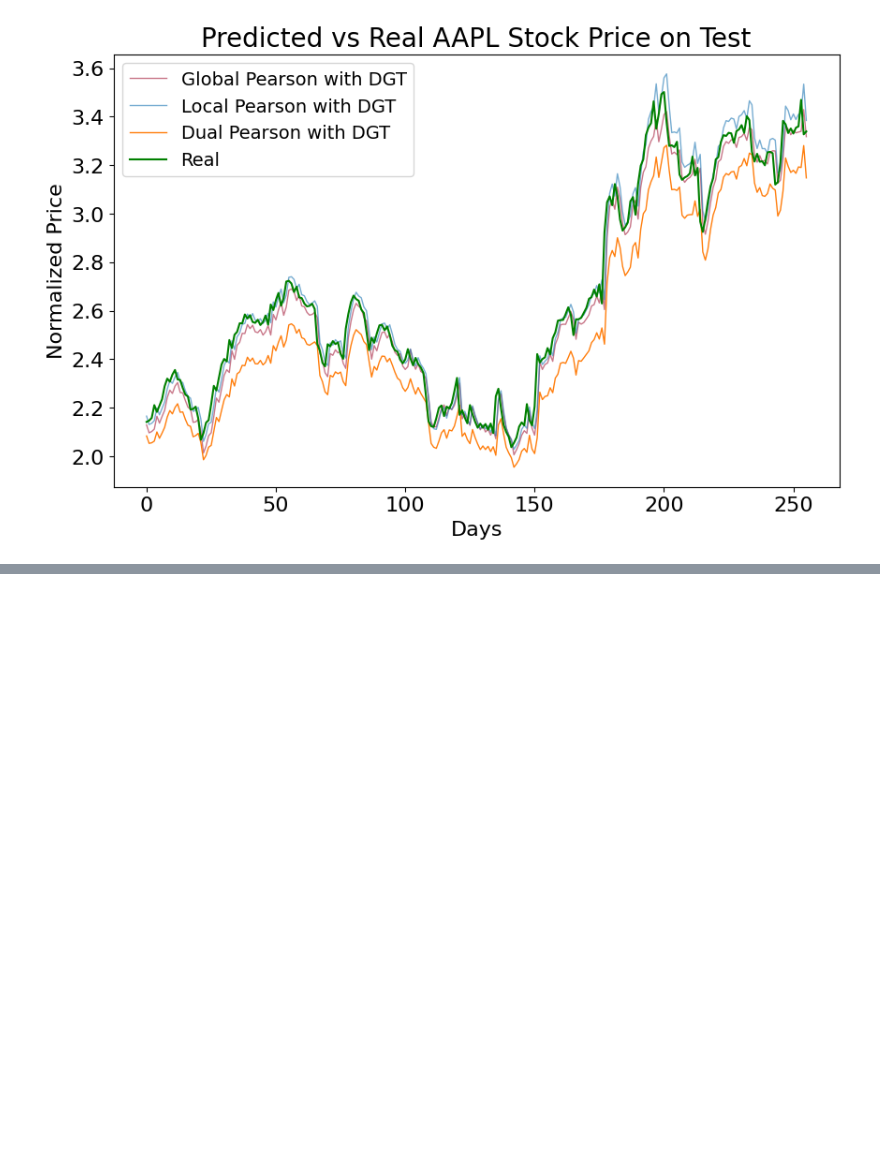
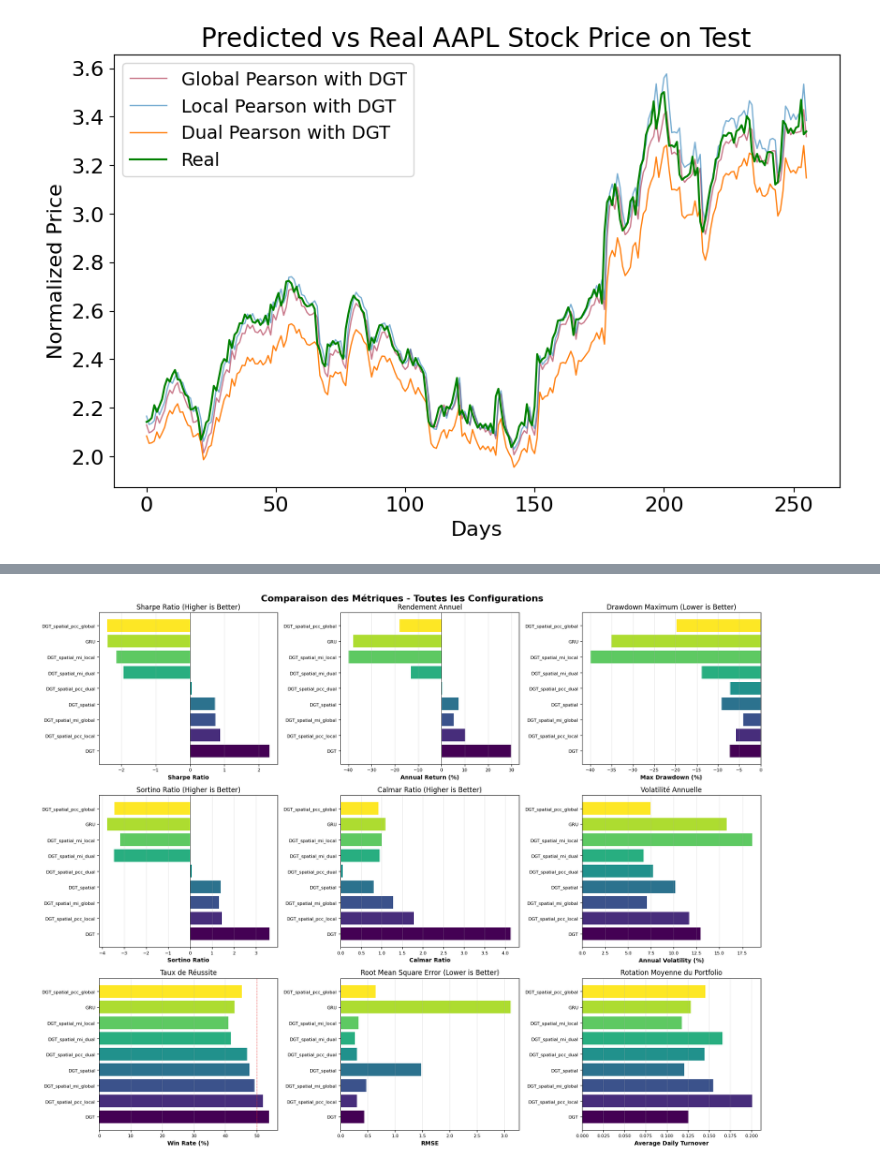
Before and after one commit to tanguydcq/Stock-DiffTransformer, a Jupyter notebook: Stock_Market_Forecasting_with_Differential_Graph_Transformer.ipynb, the cells around one changed output, grey strips where cells are left out. Saved outputs shown, nothing was run; the diff lists cells and outputs as text; code cells hidden in the pictures; blank space fills up the shorter version.

```diff
--- a/Stock_Market_Forecasting_with_Differential_Graph_Transformer.ipynb
+++ b/Stock_Market_Forecasting_with_Differential_Graph_Transformer.ipynb
@@ -1452,0 +1566,97 @@ Comment lire
+# %%
+# Graphiques en barres pour les métriques clés
+fig, axes = plt.subplots(3, 3, figsize=(18, 14))
+fig.suptitle('Comparaison des Métriques - Toutes les Configurations', fontsize=16, fontweight='bold')
+
+models = df_comparison['Model'].tolist()
+colors = plt.cm.viridis(np.linspace(0, 1, len(models)))
+
+# 1. Sharpe Ratio
+ax = axes[0, 0]
+sharpe_values = [benchmark_results[m]['metrics']['sharpe'] for m in models]
+bars = ax.barh(models, sharpe_values, color=colors)
+ax.set_xlabel('Sharpe Ratio', fontweight='bold')
+ax.set_title('Sharpe Ratio (Higher is Better)')
+ax.axvline(x=0, color='black', linestyle='-', linewidth=0.5)
+ax.grid(True, alpha=0.3, axis='x')
+
+# 2. Annual Return
+ax = axes[0, 1]
+returns = [benchmark_results[m]['metrics']['ann_return'] * 100 for m in models]
+ax.barh(models, returns, color=colors)
+ax.set_xlabel('Annual Return (%)', fontweight='bold')
+ax.set_title('Rendement Annuel')
+ax.axvline(x=0, color='black', linestyle='-', linewidth=0.5)
+ax.grid(True, alpha=0.3, axis='x')
+
+# 3. Max Drawdown
+ax = axes[0, 2]
+dd_values = [benchmark_results[m]['metrics']['max_dd'] * 100 for m in models]
+ax.barh(models, dd_values, color=colors)
+ax.set_xlabel('Max Drawdown (%)', fontweight='bold')
+ax.set_title('Drawdown Maximum (Lower is Better)')
+ax.axvline(x=0, color='black', linestyle='-', linewidth=0.5)
+ax.grid(True, alpha=0.3, axis='x')
+
+# 4. Sortino Ratio
+ax = axes[1, 0]
+sortino_values = [benchmark_results[m]['metrics']['sortino'] for m in models]
+ax.barh(models, sortino_values, color=colors)
+ax.set_xlabel('Sortino Ratio', fontweight='bold')
+ax.set_title('Sortino Ratio (Higher is Better)')
+ax.axvline(x=0, color='black', linestyle='-', linewidth=0.5)
+ax.grid(True, alpha=0.3, axis='x')
+
+# 5. Calmar Ratio
+ax = axes[1, 1]
+calmar_values = [benchmark_results[m]['metrics']['calmar'] for m in models]
+ax.barh(models, calmar_values, color=colors)
+ax.set_xlabel('Calmar Ratio', fontweight='bold')
+ax.set_title('Calmar Ratio (Higher is Better)')
+ax.axvline(x=0, color='black', linestyle='-', linewidth=0.5)
+ax.grid(True, alpha=0.3, axis='x')
+
+# 6. Annual Volatility
+ax = axes[1, 2]
+vol_values = [benchmark_results[m]['metrics']['ann_vol'] * 100 for m in models]
+ax.barh(models, vol_values, color=colors)
+ax.set_xlabel('Annual Volatility (%)', fontweight='bold')
+ax.set_title('Volatilité Annuelle')
+ax.grid(True, alpha=0.3, axis='x')
+
+# 7. Win Rate
+ax = axes[2, 0]
+win_rate_values = [benchmark_results[m]['metrics']['win_rate'] * 100 for m in models]
+ax.barh(models, win_rate_values, color=colors)
+ax.set_xlabel('Win Rate (%)', fontweight='bold')
+ax.set_title('Taux de Réussite')
+ax.axvline(x=50, color='red', linestyle='--', linewidth=1, alpha=0.5)
+ax.grid(True, alpha=0.3, axis='x')
+
+# 8. RMSE (Prediction Error)
+ax = axes[2, 1]
+rmse_values = [benchmark_results[m]['rmse'] for m in models]
+ax.barh(models, rmse_values, color=colors)
+ax.set_xlabel('RMSE', fontweight='bold')
+ax.set_title('Root Mean Square Error (Lower is Better)')
+ax.grid(True, alpha=0.3, axis='x')
+
+# 9. Average Turnover
+ax = axes[2, 2]
+turnover_values = [benchmark_results[m]['metrics']['avg_turnover'] for m in models]
+ax.barh(models, turnover_values, color=colors)
+ax.set_xlabel('Average Daily Turnover', fontweight='bold')
+ax.set_title('Rotation Moyenne du Portfolio')
+ax.grid(True, alpha=0.3, axis='x')
+
+# Ajuster les tailles de police
+for ax in axes.flat:
+    ax.tick_params(axis='both', labelsize=8)
+
+plt.tight_layout()
+plt.savefig(f'{workdir}/benchmark_metrics_bars.png', dpi=150, bbox_inches='tight')
+plt.show()
+
+print("📊 Graphiques sauvegardés dans: benchmark_metrics_bars.png")
+# %% [output]
+[figure, added]
```
Also changed, not shown: parts of 57 cells of this notebook.
